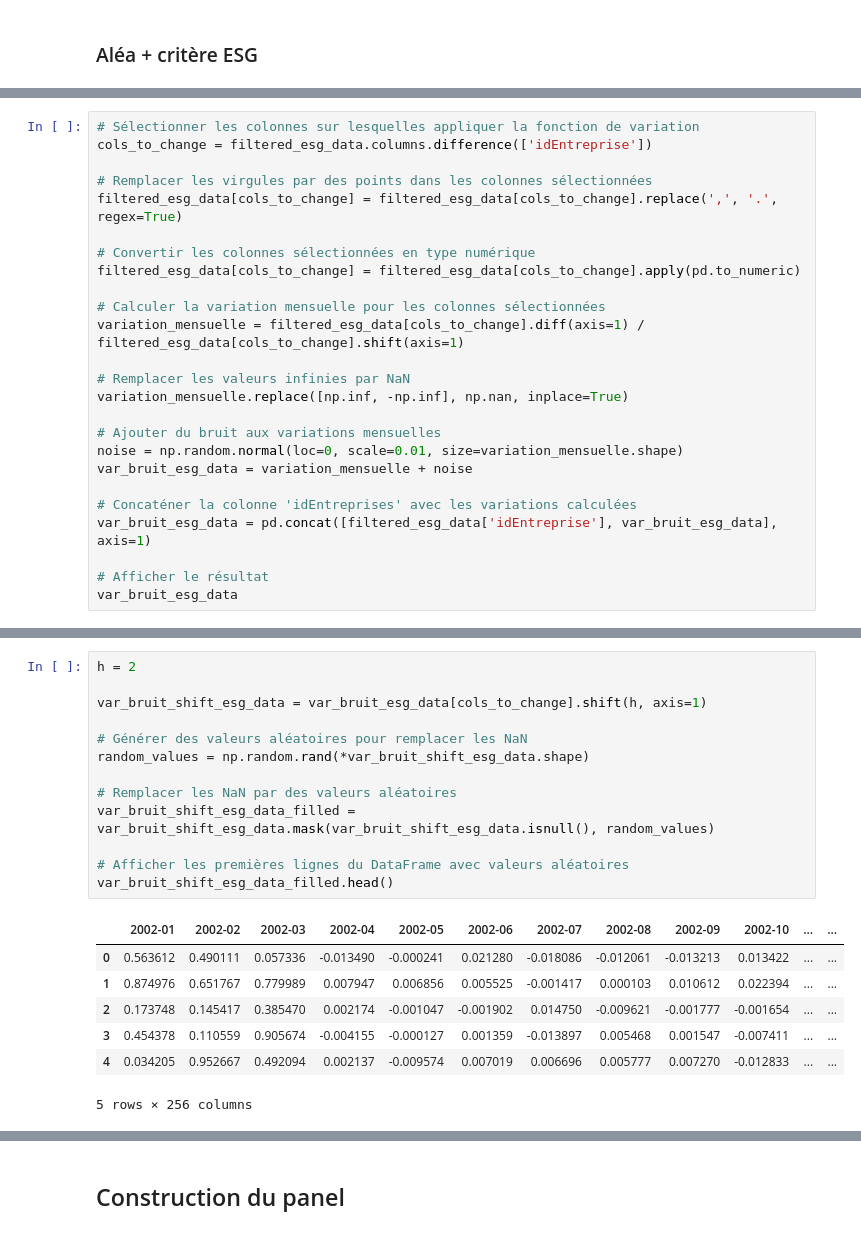
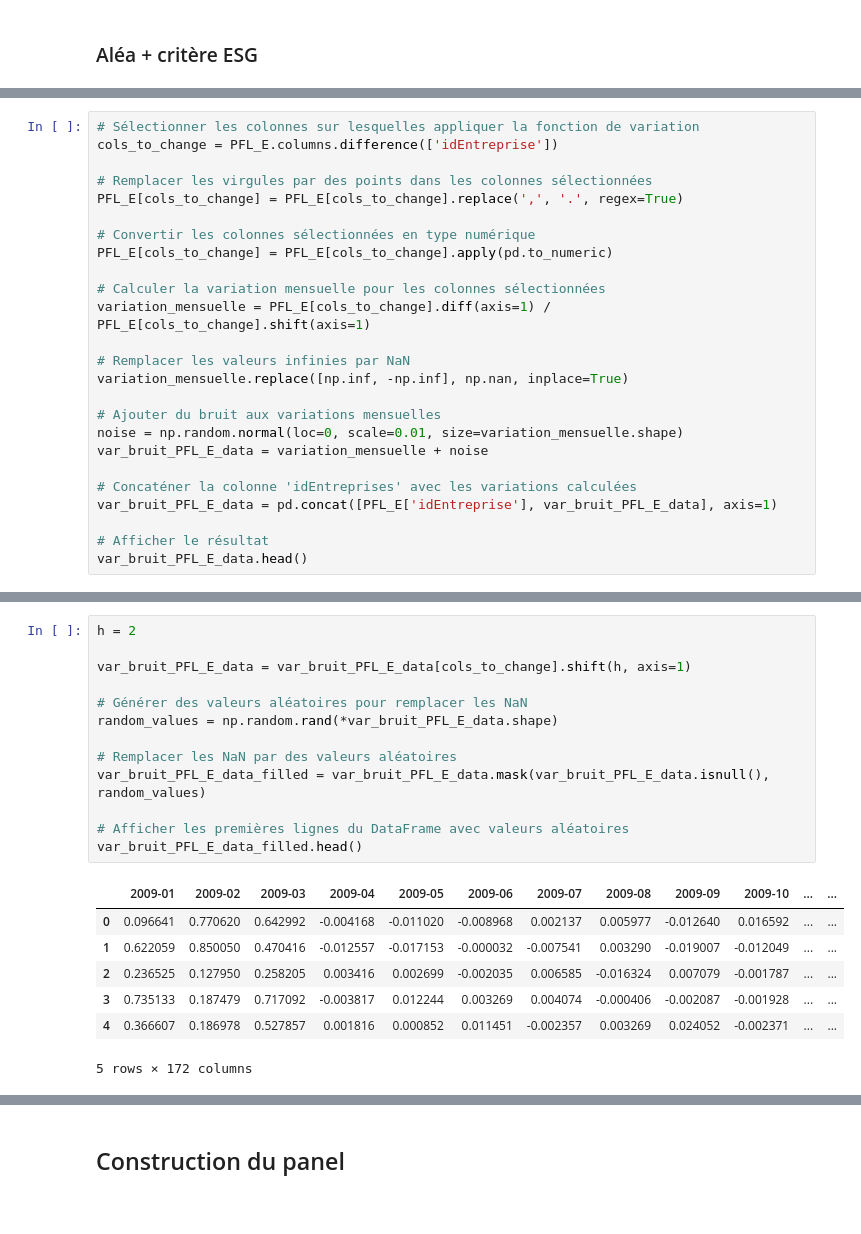
Before and after one commit to tgarnier067/Stat_app, a Jupyter notebook: Econometrie.ipynb, the cells around one changed output, grey strips where cells are left out. Cells and saved outputs as stored; diff of their text form.

```diff
--- a/Econometrie.ipynb
+++ b/Econometrie.ipynb
@@ -401,26 +386,26 @@ On regarde les variations des cotations du critère ESG, en y ajoutant un bruit
 # %%
 # Sélectionner les colonnes sur lesquelles appliquer la fonction de variation
-cols_to_change = filtered_esg_data.columns.difference(['idEntreprise'])
+cols_to_change = PFL_E.columns.difference(['idEntreprise'])
 
 # Remplacer les virgules par des points dans les colonnes sélectionnées
-filtered_esg_data[cols_to_change] = filtered_esg_data[cols_to_change].replace(',', '.', regex=True)
+PFL_E[cols_to_change] = PFL_E[cols_to_change].replace(',', '.', regex=True)
 
 # Convertir les colonnes sélectionnées en type numérique
-filtered_esg_data[cols_to_change] = filtered_esg_data[cols_to_change].apply(pd.to_numeric)
+PFL_E[cols_to_change] = PFL_E[cols_to_change].apply(pd.to_numeric)
 
 # Calculer la variation mensuelle pour les colonnes sélectionnées
-variation_mensuelle = filtered_esg_data[cols_to_change].diff(axis=1) / filtered_esg_data[cols_to_change].shift(axis=1)
+variation_mensuelle = PFL_E[cols_to_change].diff(axis=1) / PFL_E[cols_to_change].shift(axis=1)
 
 # Remplacer les valeurs infinies par NaN
 variation_mensuelle.replace([np.inf, -np.inf], np.nan, inplace=True)
 
 # Ajouter du bruit aux variations mensuelles
 noise = np.random.normal(loc=0, scale=0.01, size=variation_mensuelle.shape)
-var_bruit_esg_data = variation_mensuelle + noise
+var_bruit_PFL_E_data = variation_mensuelle + noise
 
 # Concaténer la colonne 'idEntreprises' avec les variations calculées
-var_bruit_esg_data = pd.concat([filtered_esg_data['idEntreprise'], var_bruit_esg_data], axis=1)
+var_bruit_PFL_E_data = pd.concat([PFL_E['idEntreprise'], var_bruit_PFL_E_data], axis=1)
 
 # Afficher le résultat
-var_bruit_esg_data
+var_bruit_PFL_E_data.head()
 # %% [output]
@@ -442,24 +421,24 @@ Si on suppose qu'une entreprise communique de manière verte, et qu'il faut un c
 # %%
 h = 2
 
-var_bruit_shift_esg_data = var_bruit_esg_data[cols_to_change].shift(h, axis=1)
+var_bruit_PFL_E_data = var_bruit_PFL_E_data[cols_to_change].shift(h, axis=1)
 
 # Générer des valeurs aléatoires pour remplacer les NaN
-random_values = np.random.rand(*var_bruit_shift_esg_data.shape)
+random_values = np.random.rand(*var_bruit_PFL_E_data.shape)
 
 # Remplacer les NaN par des valeurs aléatoires
-var_bruit_shift_esg_data_filled = var_bruit_shift_esg_data.mask(var_bruit_shift_esg_data.isnull(), random_values)
+var_bruit_PFL_E_data_filled = var_bruit_PFL_E_data.mask(var_bruit_PFL_E_data.isnull(), random_values)
 
 # Afficher les premières lignes du DataFrame avec valeurs aléatoires
-var_bruit_shift_esg_data_filled.head()
+var_bruit_PFL_E_data_filled.head()
 # %% [output]
-|  | 2002-01 | 2002-02 | 2002-03 | 2002-04 | 2002-05 | 2002-06 | 2002-07 | 2002-08 | 2002-09 | 2002-10 | ... | ... |
-| 0 | 0.563612 | 0.490111 | 0.057336 | -0.013490 | -0.000241 | 0.021280 | -0.018086 | -0.012061 | -0.013213 | 0.013422 | ... | ... |
-| 1 | 0.874976 | 0.651767 | 0.779989 | 0.007947 | 0.006856 | 0.005525 | -0.001417 | 0.000103 | 0.010612 | 0.022394 | ... | ... |
-| 2 | 0.173748 | 0.145417 | 0.385470 | 0.002174 | -0.001047 | -0.001902 | 0.014750 | -0.009621 | -0.001777 | -0.001654 | ... | ... |
-| 3 | 0.454378 | 0.110559 | 0.905674 | -0.004155 | -0.000127 | 0.001359 | -0.013897 | 0.005468 | 0.001547 | -0.007411 | ... | ... |
-| 4 | 0.034205 | 0.952667 | 0.492094 | 0.002137 | -0.009574 | 0.007019 | 0.006696 | 0.005777 | 0.007270 | -0.012833 | ... | ... |
+|  | 2009-01 | 2009-02 | 2009-03 | 2009-04 | 2009-05 | 2009-06 | 2009-07 | 2009-08 | 2009-09 | 2009-10 | ... | ... |
+| 0 | 0.096641 | 0.770620 | 0.642992 | -0.004168 | -0.011020 | -0.008968 | 0.002137 | 0.005977 | -0.012640 | 0.016592 | ... | ... |
+| 1 | 0.622059 | 0.850050 | 0.470416 | -0.012557 | -0.017153 | -0.000032 | -0.007541 | 0.003290 | -0.019007 | -0.012049 | ... | ... |
+| 2 | 0.236525 | 0.127950 | 0.258205 | 0.003416 | 0.002699 | -0.002035 | 0.006585 | -0.016324 | 0.007079 | -0.001787 | ... | ... |
+| 3 | 0.735133 | 0.187479 | 0.717092 | -0.003817 | 0.012244 | 0.003269 | 0.004074 | -0.000406 | -0.002087 | -0.001928 | ... | ... |
+| 4 | 0.366607 | 0.186978 | 0.527857 | 0.001816 | 0.000852 | 0.011451 | -0.002357 | 0.003269 | 0.024052 | -0.002371 | ... | ... |
-5 rows × 256 columns
+5 rows × 172 columns
 # %%
 # Sélectionner la valeur finale de 2023-04 pour chaque entreprise
 valeur_finale_2023_04 = summarized_data.loc[:, ['idEntreprise', 'environmental_sentiment_score']]
```
Also changed, not shown: parts of 16 cells of this notebook.
